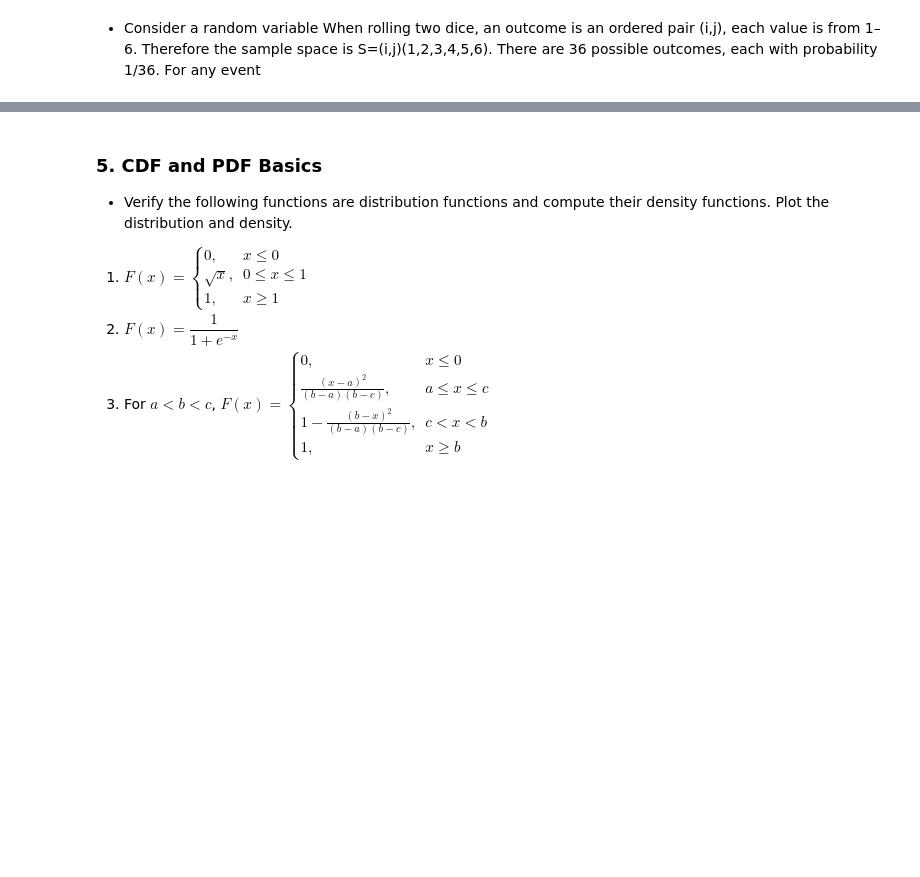
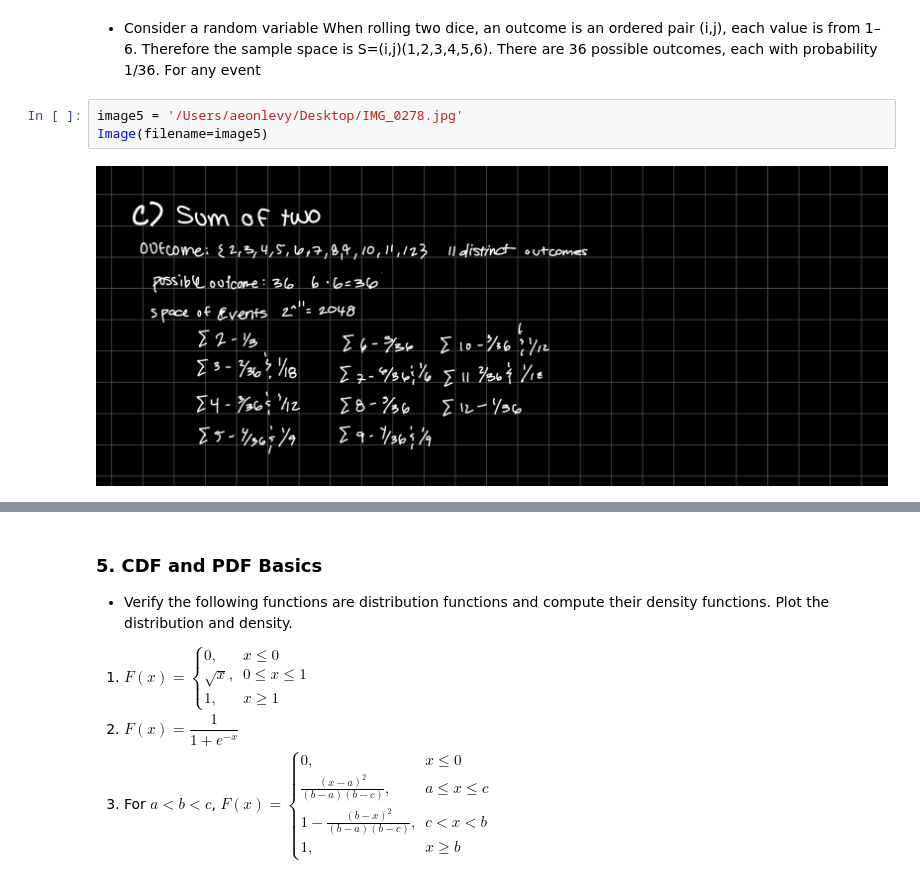
Before and after one commit to aeonlevy/Uncertainty_UVA, a Jupyter notebook: assignment_6.ipynb, the cells around one changed output, grey strips where cells are left out. Saved outputs shown, nothing was run; the diff lists cells and outputs as text; blank space fills up the shorter version.

```diff
--- a/assignment_6.ipynb
+++ b/assignment_6.ipynb
@@ -133,6 +133,11 @@ plt.show()
     When rolling two dice, an outcome is an ordered pair
 (i,j),  each value is from 1–6. Therefore the sample space is S=(i,j)(1,2,3,4,5,6). There are 36 possible outcomes, each with probability
 1/36. For any event
+# %%
+image5 = '/Users/aeonlevy/Desktop/IMG_0278.jpg'
+Image(filename=image5)
+# %% [output]
+[figure, added]
 # %% [markdown]
 ### 4. Roulette
 
```
Also changed, not shown: parts of 13 cells of this notebook.
